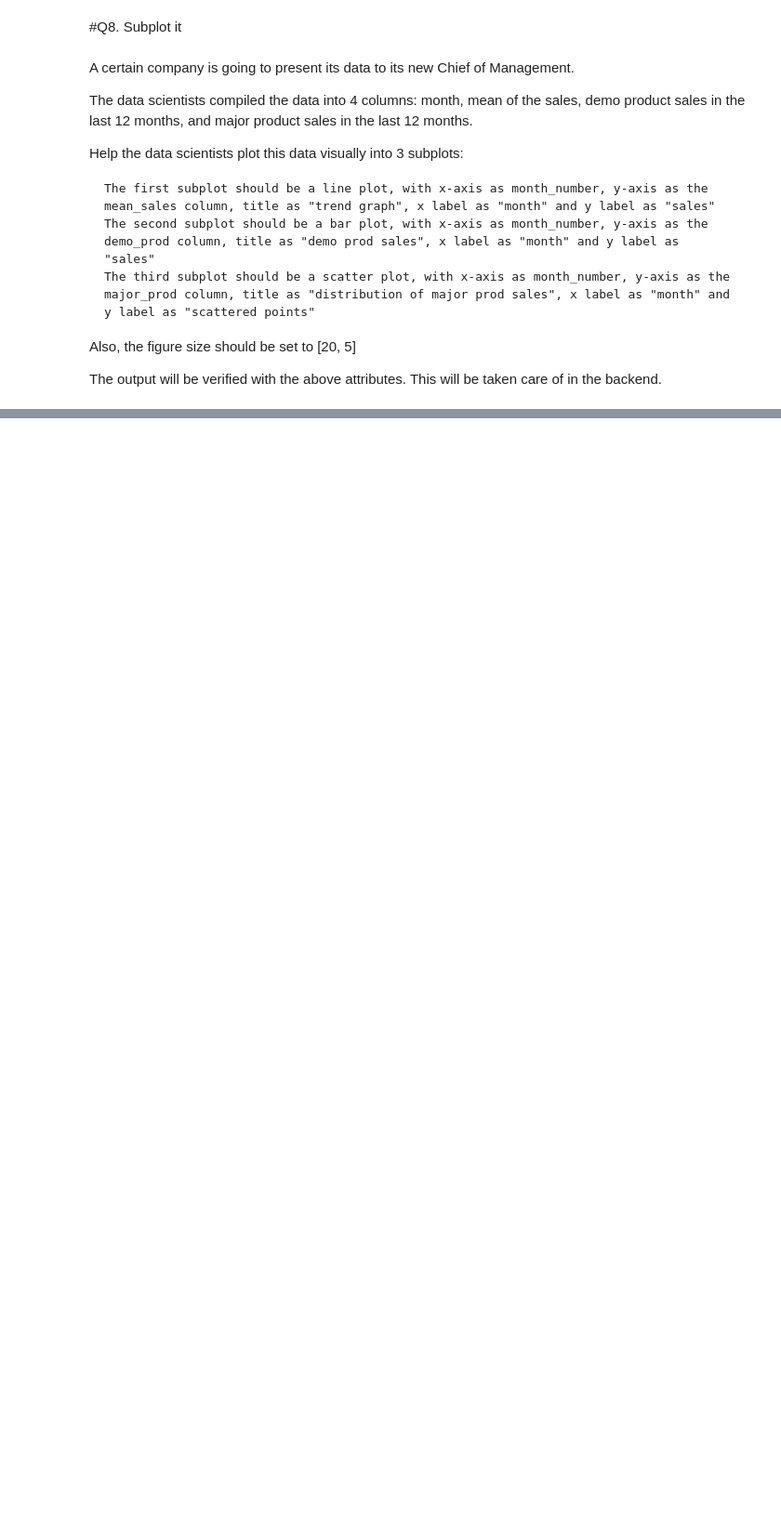
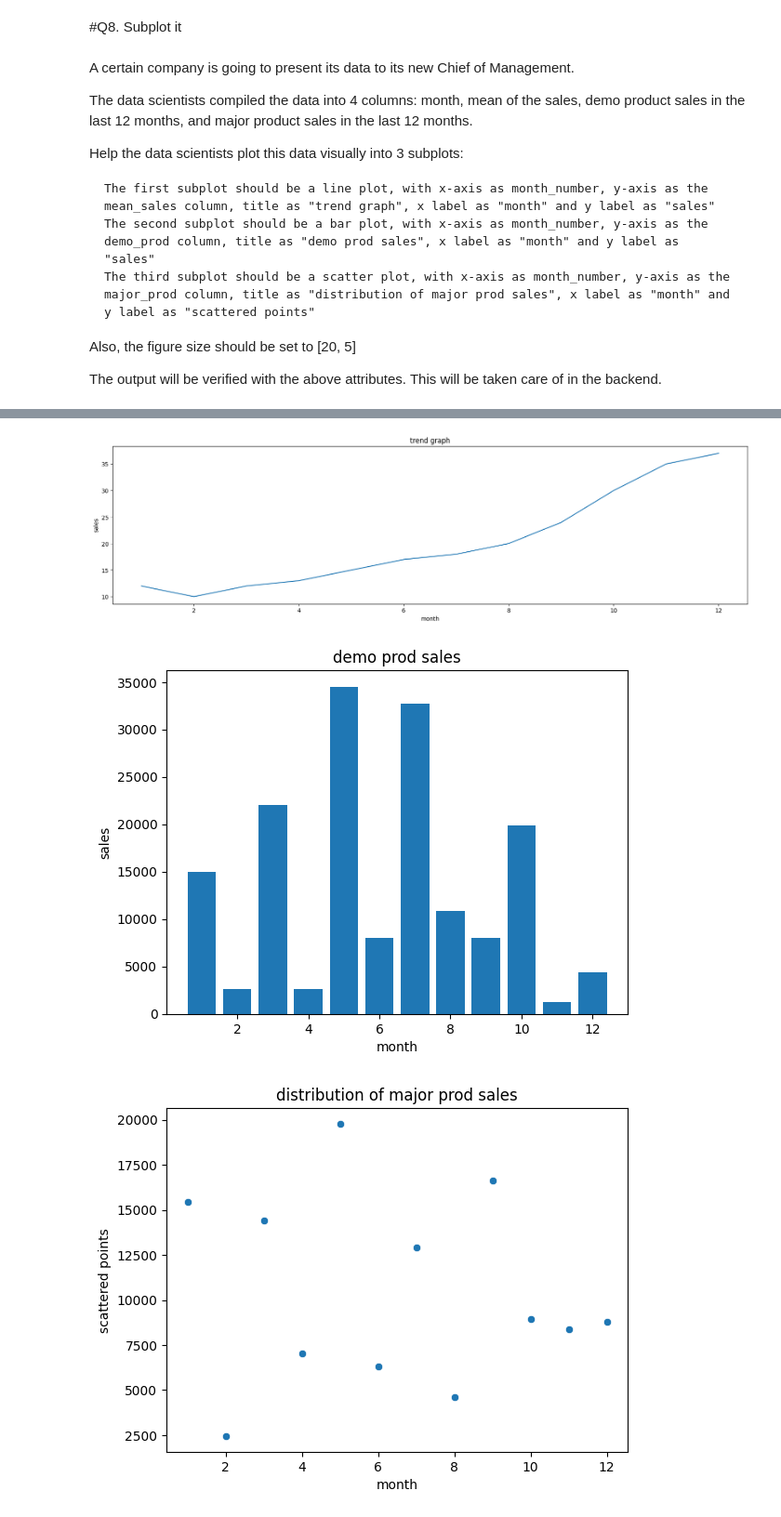
Before and after one commit to knagabharathi/Pylib_Data_visualization, a Jupyter notebook: Dataviz_3.ipynb, the cells around one changed output, grey strips where cells are left out. Shown: that part at 93% size. Drawn from its saved outputs; the diff is of its cells as text; code cells hidden in the pictures; blank space fills up the shorter version.

```diff
--- a/Dataviz_3.ipynb
+++ b/Dataviz_3.ipynb
@@ -288,0 +342,26 @@ The output will be verified with the above attributes. This will be taken care o
+# %%
+plt.figure(figsize=(20, 5))
+
+sns.lineplot(data = df, x='month_number', y = 'mean_sales')
+plt.xlabel ('month')
+plt.ylabel ('sales')
+plt.title ('trend graph')
+plt.show()
+
+plt.bar(df['month_number'], df['demo_prod'])
+plt.xlabel ('month')
+plt.ylabel ('sales')
+plt.title ('demo prod sales')
+plt.show()
+
+sns.scatterplot(data= df,x='month_number',y='major_prod')
+
+plt.xlabel ('month')
+plt.ylabel ('scattered points')
+plt.title ('distribution of major prod sales')
+
+plt.show()
+# %% [output]
+[figure, added]
+[figure, added]
+[figure, added]
```
Also changed, not shown: parts of 5 cells of this notebook.
